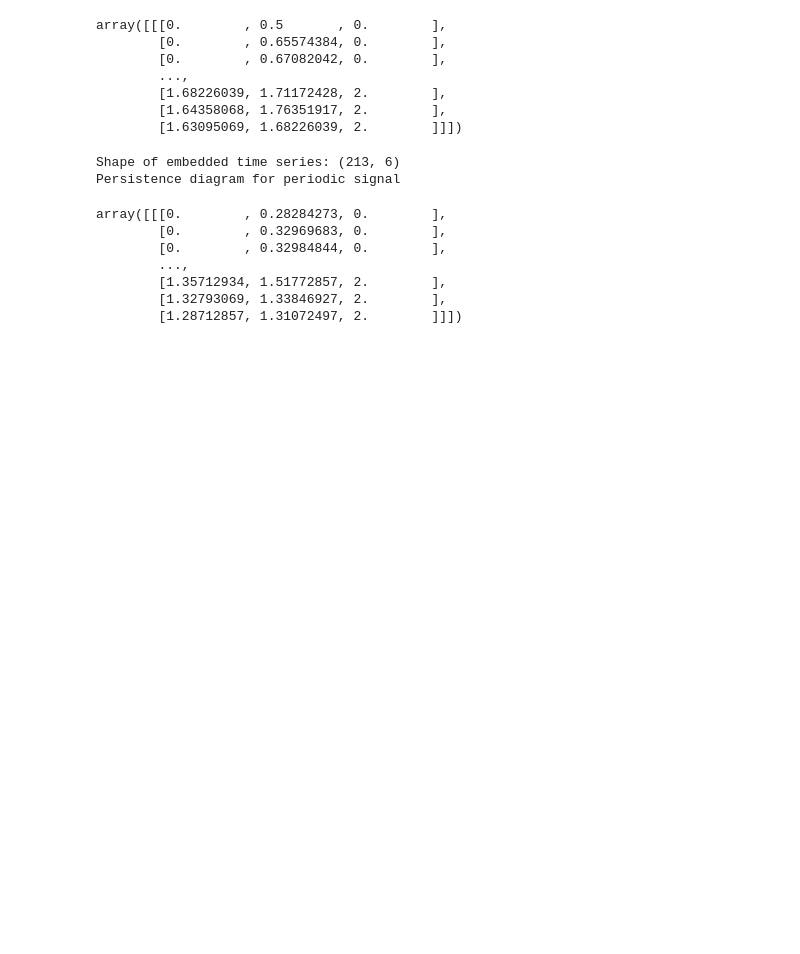
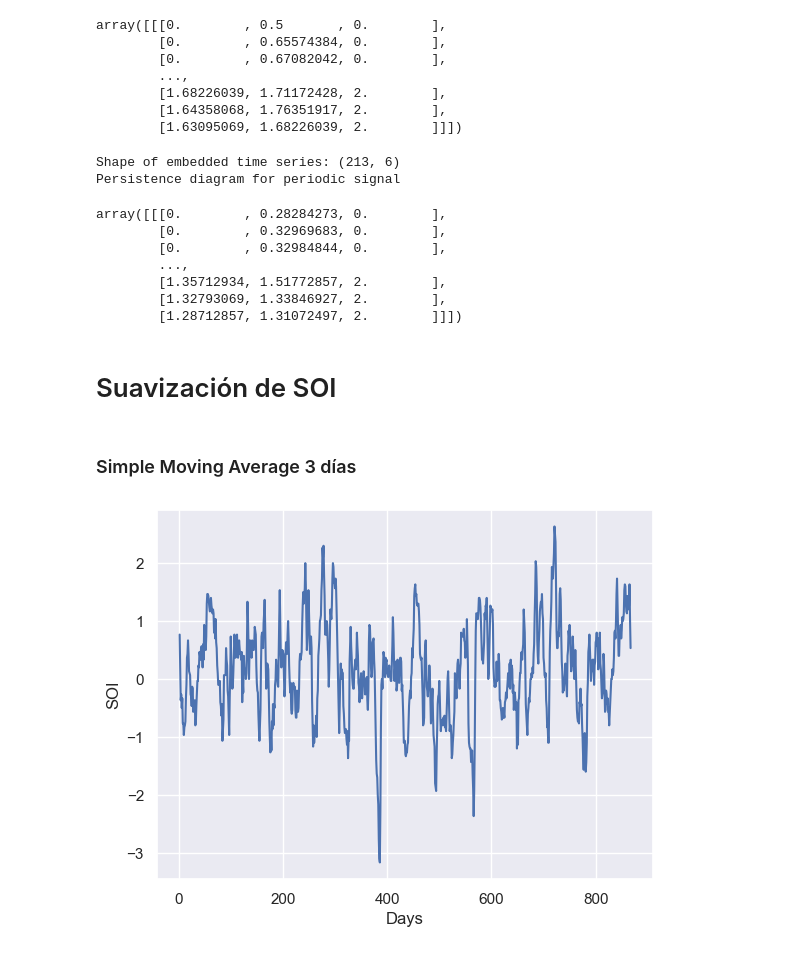
Before and after one commit to fedemedina72/RetoEquipo1, a Jupyter notebook: TimeSeries.ipynb, the cells around one changed output. Cells and saved outputs as stored; diff of their text form; code cells hidden in the pictures; blank space fills up the shorter version.

```diff
--- a/TimeSeries.ipynb
+++ b/TimeSeries.ipynb
@@ -160,3 +160,17 @@ array([[[0.        , 0.28284273, 0.        ],
         [1.35712934, 1.51772857, 2.        ],
         [1.32793069, 1.33846927, 2.        ],
         [1.28712857, 1.31072497, 2.        ]]])
+# %% [markdown]
+# Suavización de SOI
+# %% [markdown]
+### Simple Moving Average 3 días
+# %%
+# Ventana de 30 dias
+smaSOI = pd.Series(df1['SOI'].rolling(3).mean())
+plt.plot(smaSOI)
+plt.xlabel("Days")
+plt.ylabel("SOI")
+plt.show()
+smaSOI = smaSOI.dropna().reset_index(drop=True)
+# %% [output]
+[figure, added]
```
Also changed, not shown: parts of 11 cells of this notebook.
